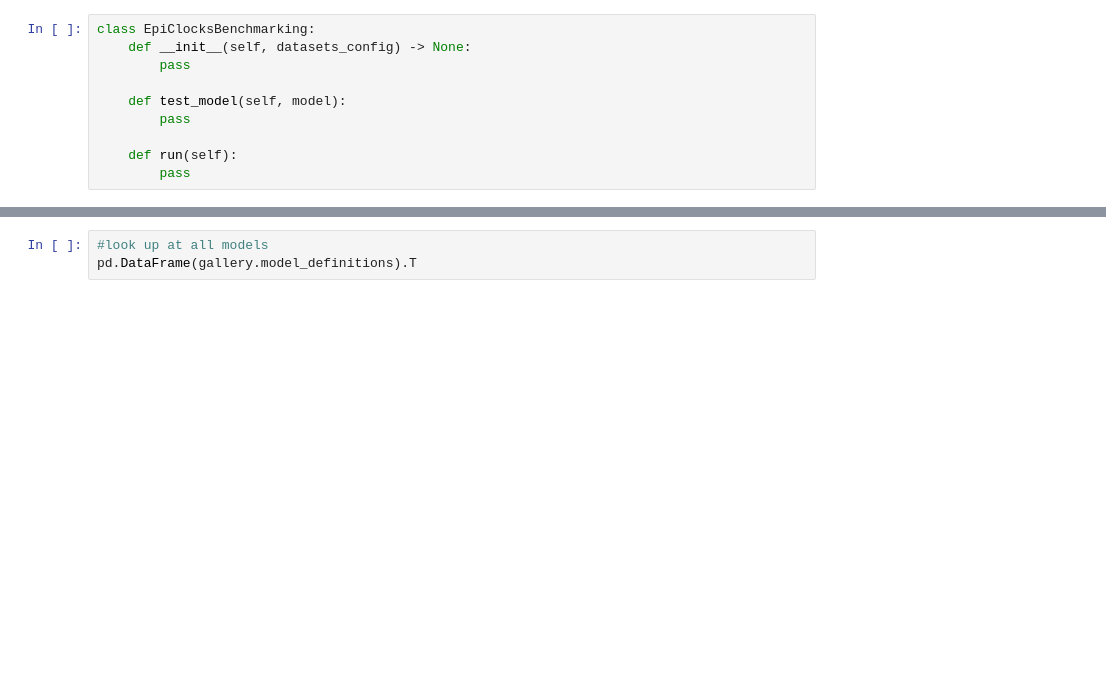
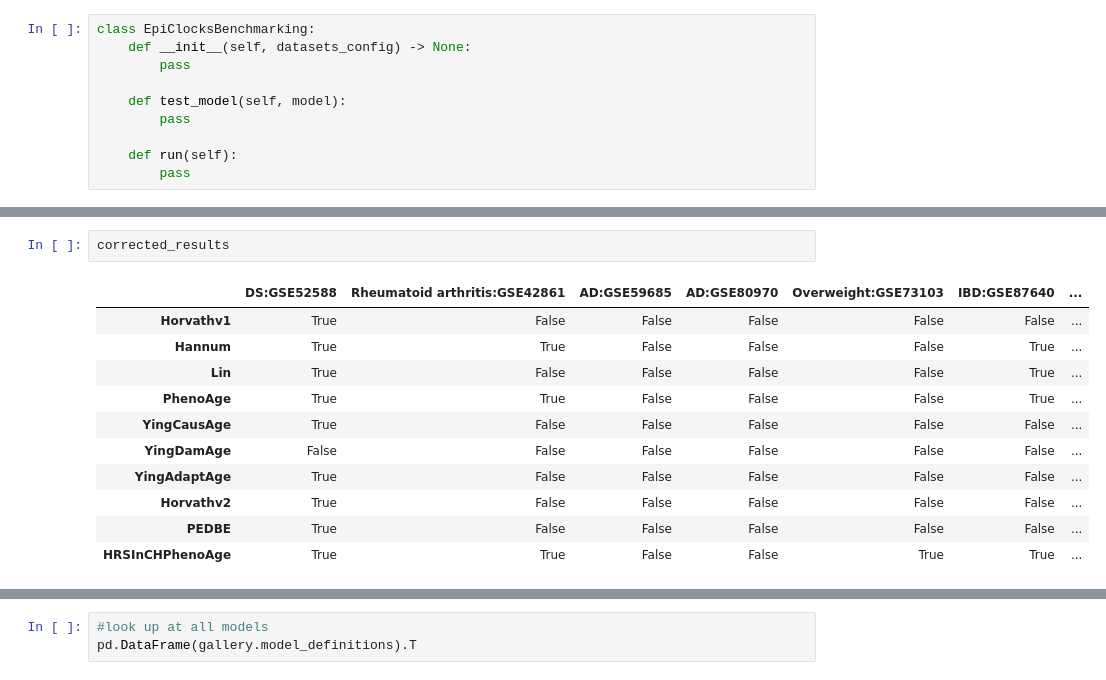
Before and after one commit to ComputationalAgingLab/ComputAge, a Jupyter notebook: benchmarking.ipynb, the cells around one changed output, grey strips where cells are left out. Cells and saved outputs as stored; diff of their text form; blank space fills up the shorter version.

```diff
--- a/benchmarking.ipynb
+++ b/benchmarking.ipynb
@@ -162,0 +179,14 @@ bench_results
+# %%
+corrected_results
+# %% [output]
+|  | DS:GSE52588 | Rheumatoid arthritis:GSE42861 | AD:GSE59685 | AD:GSE80970 | Overweight:GSE73103 | IBD:GSE87640 | ... |
+| Horvathv1 | True | False | False | False | False | False | ... |
+| Hannum | True | True | False | False | False | True | ... |
+| Lin | True | False | False | False | False | True | ... |
+| PhenoAge | True | True | False | False | False | True | ... |
+| YingCausAge | True | False | False | False | False | False | ... |
+| YingDamAge | False | False | False | False | False | False | ... |
+| YingAdaptAge | True | False | False | False | False | False | ... |
+| Horvathv2 | True | False | False | False | False | False | ... |
+| PEDBE | True | False | False | False | False | False | ... |
+| HRSInCHPhenoAge | True | True | False | False | True | True | ... |
```
Also changed, not shown: parts of 9 cells of this notebook, 3 other files.
